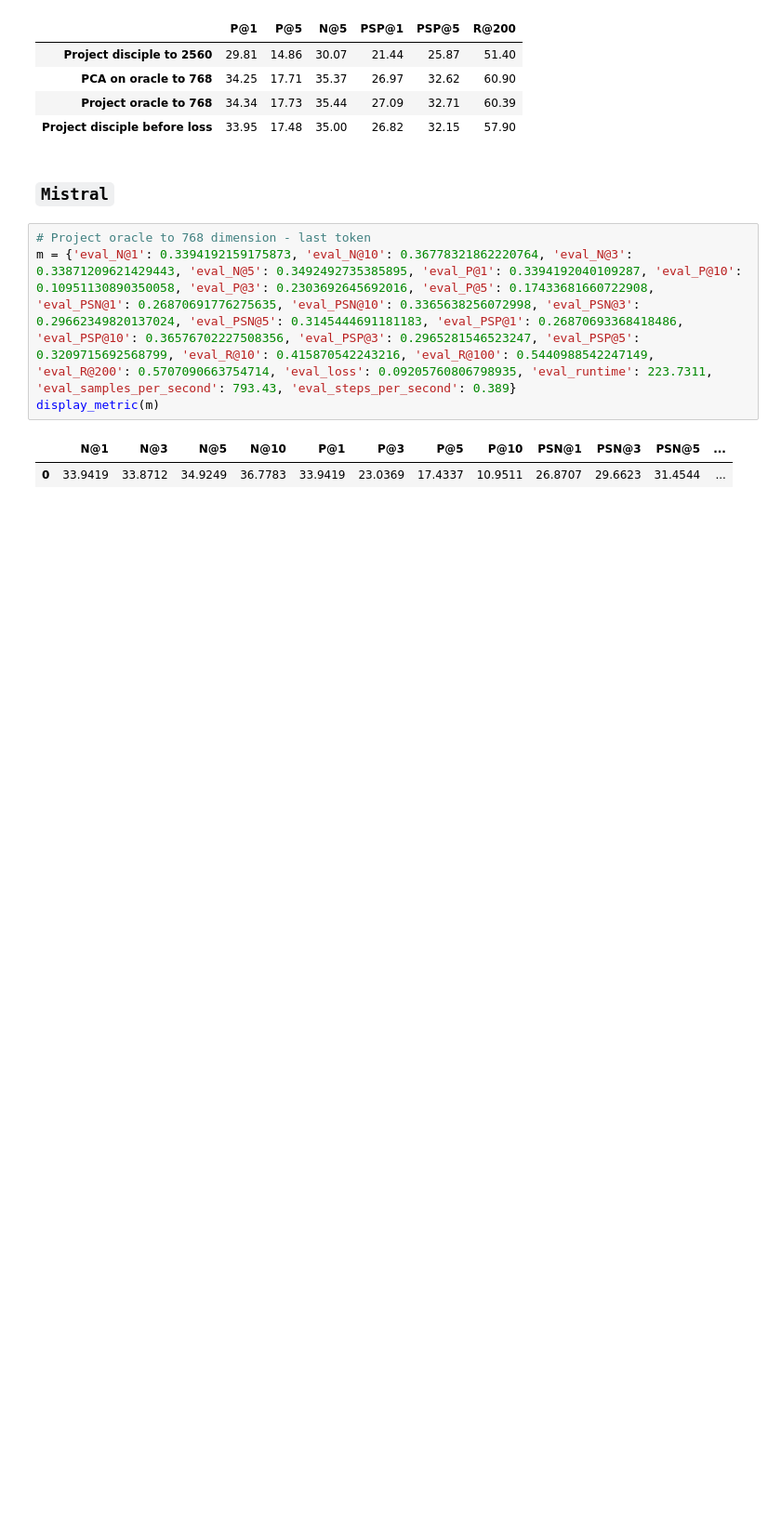
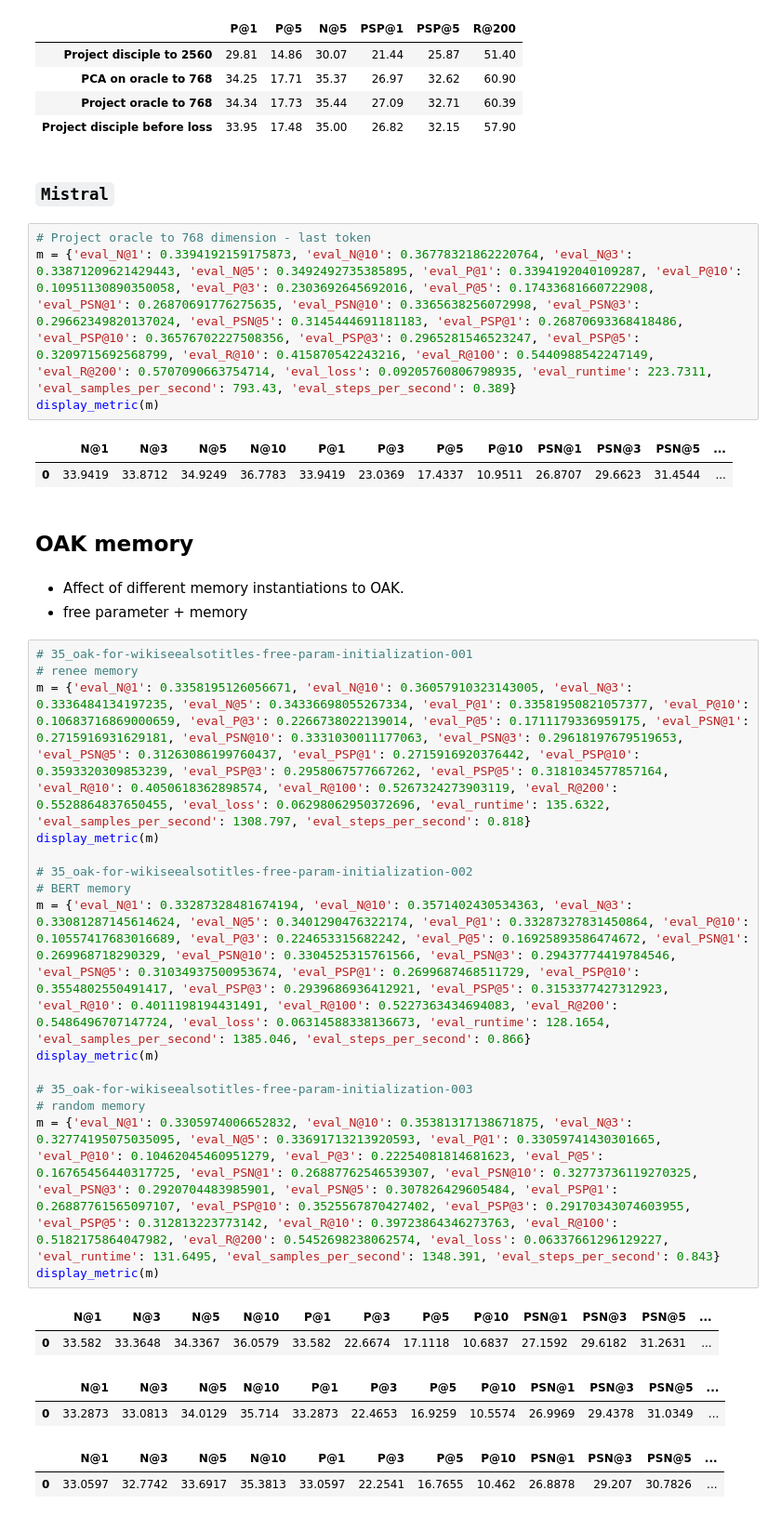
Before and after one commit to suchith720/medic, a Jupyter notebook: nbs/21_experiment-summary.ipynb, the cells around one changed output. Shown at 93% size. Drawn from its saved outputs; the diff is of its cells as text; blank space fills up the shorter version.

```diff
--- a/nbs/21_experiment-summary.ipynb
+++ b/nbs/21_experiment-summary.ipynb
@@ -1594,3 +1592,30 @@ display_metric(m)
 # %% [output]
 |  | N@1 | N@3 | N@5 | N@10 | P@1 | P@3 | P@5 | P@10 | PSN@1 | PSN@3 | PSN@5 | ... |
 | 0 | 33.9419 | 33.8712 | 34.9249 | 36.7783 | 33.9419 | 23.0369 | 17.4337 | 10.9511 | 26.8707 | 29.6623 | 31.4544 | ... |
+# %% [markdown]
+## OAK memory
+# %% [markdown]
+* Affect of different memory instantiations to OAK.
+* free parameter + memory
+# %%
+# 35_oak-for-wikiseealsotitles-free-param-initialization-001
+# renee memory
+m = {'eval_N@1': 0.3358195126056671, 'eval_N@10': 0.36057910323143005, 'eval_N@3': 0.3336484134197235, 'eval_N@5': 0.34336698055267334, 'eval_P@1': 0.33581950821057377, 'eval_P@10': 0.10683716869000659, 'eval_P@3': 0.2266738022139014, 'eval_P@5': 0.1711179336959175, 'eval_PSN@1': 0.2715916931629181, 'eval_PSN@10': 0.3331030011177063, 'eval_PSN@3': 0.29618197679519653, 'eval_PSN@5': 0.31263086199760437, 'eval_PSP@1': 0.2715916920376442, 'eval_PSP@10': 0.3593320309853239, 'eval_PSP@3': 0.2958067577667262, 'eval_PSP@5': 0.3181034577857164, 'eval_R@10': 0.4050618362898574, 'eval_R@100': 0.5267324273903119, 'eval_R@200': 0.5528864837650455, 'eval_loss': 0.06298062950372696, 'eval_runtime': 135.6322, 'eval_samples_per_second': 1308.797, 'eval_steps_per_second': 0.818}
+display_metric(m)
+
+# 35_oak-for-wikiseealsotitles-free-param-initialization-002
+# BERT memory
+m = {'eval_N@1': 0.33287328481674194, 'eval_N@10': 0.3571402430534363, 'eval_N@3': 0.33081287145614624, 'eval_N@5': 0.3401290476322174, 'eval_P@1': 0.33287327831450864, 'eval_P@10': 0.10557417683016689, 'eval_P@3': 0.224653315682242, 'eval_P@5': 0.16925893586474672, 'eval_PSN@1': 0.269968718290329, 'eval_PSN@10': 0.3304525315761566, 'eval_PSN@3': 0.29437774419784546, 'eval_PSN@5': 0.31034937500953674, 'eval_PSP@1': 0.2699687468511729, 'eval_PSP@10': 0.3554802550491417, 'eval_PSP@3': 0.2939686936412921, 'eval_PSP@5': 0.3153377427312923, 'eval_R@10': 0.4011198194431491, 'eval_R@100': 0.5227363434694083, 'eval_R@200': 0.5486496707147724, 'eval_loss': 0.06314588338136673, 'eval_runtime': 128.1654, 'eval_samples_per_second': 1385.046, 'eval_steps_per_second': 0.866}
+display_metric(m)
+
+# 35_oak-for-wikiseealsotitles-free-param-initialization-003
+# random memory
+m = {'eval_N@1': 0.3305974006652832, 'eval_N@10': 0.35381317138671875, 'eval_N@3': 0.32774195075035095, 'eval_N@5': 0.33691713213920593, 'eval_P@1': 0.33059741430301665, 'eval_P@10': 0.10462045460951279, 'eval_P@3': 0.22254081814681623, 'eval_P@5': 0.16765456440317725, 'eval_PSN@1': 0.26887762546539307, 'eval_PSN@10': 0.32773736119270325, 'eval_PSN@3': 0.2920704483985901, 'eval_PSN@5': 0.307826429605484, 'eval_PSP@1': 0.26887761565097107, 'eval_PSP@10': 0.3525567870427402, 'eval_PSP@3': 0.29170343074603955, 'eval_PSP@5': 0.312813223773142, 'eval_R@10': 0.39723864346273763, 'eval_R@100': 0.5182175864047982, 'eval_R@200': 0.5452698238062574, 'eval_loss': 0.06337661296129227, 'eval_runtime': 131.6495, 'eval_samples_per_second': 1348.391, 'eval_steps_per_second': 0.843}
+display_metric(m)
+# %% [output]
+|  | N@1 | N@3 | N@5 | N@10 | P@1 | P@3 | P@5 | P@10 | PSN@1 | PSN@3 | PSN@5 | ... |
+| 0 | 33.582 | 33.3648 | 34.3367 | 36.0579 | 33.582 | 22.6674 | 17.1118 | 10.6837 | 27.1592 | 29.6182 | 31.2631 | ... |
+|  | N@1 | N@3 | N@5 | N@10 | P@1 | P@3 | P@5 | P@10 | PSN@1 | PSN@3 | PSN@5 | ... |
+| 0 | 33.2873 | 33.0813 | 34.0129 | 35.714 | 33.2873 | 22.4653 | 16.9259 | 10.5574 | 26.9969 | 29.4378 | 31.0349 | ... |
+|  | N@1 | N@3 | N@5 | N@10 | P@1 | P@3 | P@5 | P@10 | PSN@1 | PSN@3 | PSN@5 | ... |
+| 0 | 33.0597 | 32.7742 | 33.6917 | 35.3813 | 33.0597 | 22.2541 | 16.7655 | 10.462 | 26.8878 | 29.207 | 30.7826 | ... |
```
Also changed, not shown: parts of 8 cells of this notebook.
